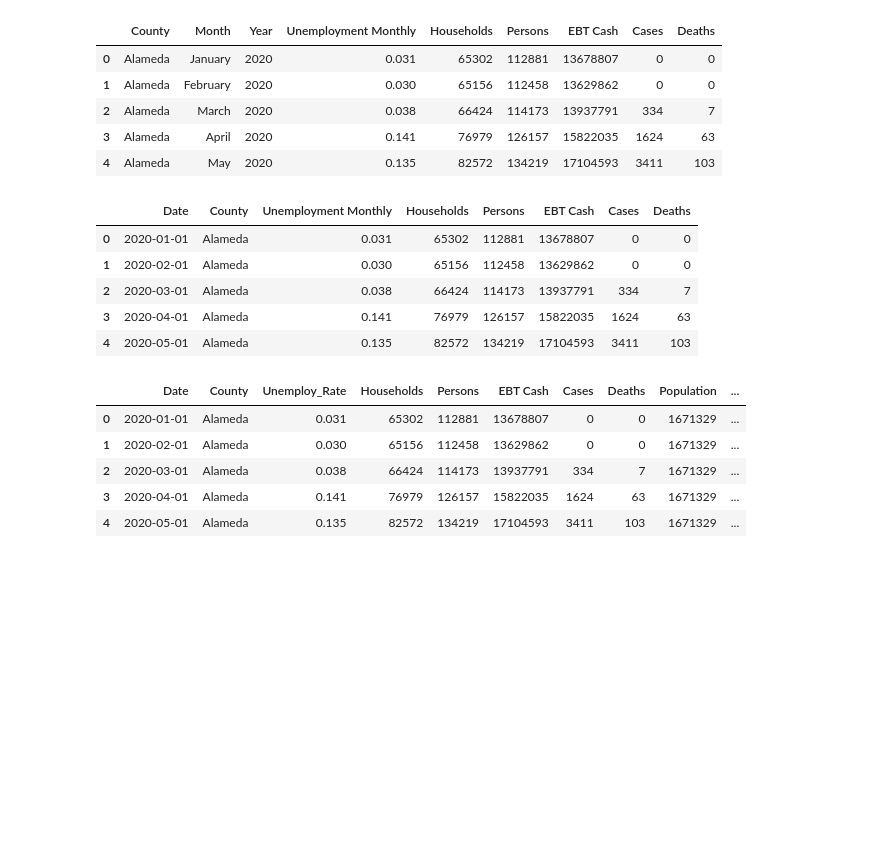
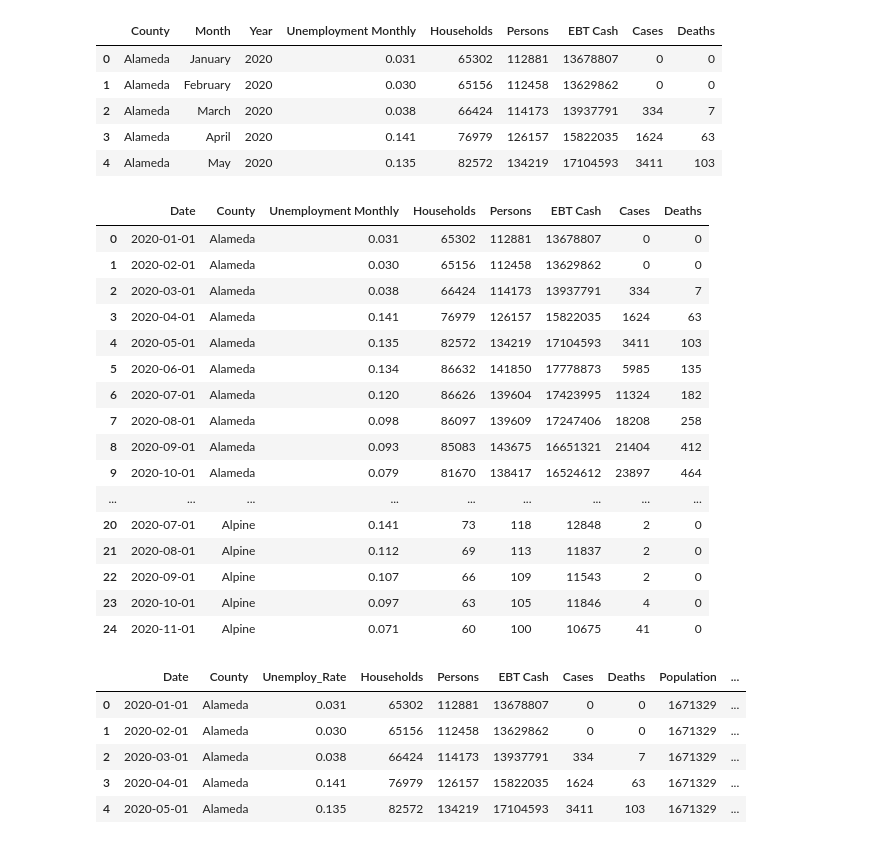
Before and after one commit to speedracer05/Covid_CalFresh, a Jupyter notebook: Covid_CalFresh.ipynb, the cells around one changed output. Drawn from its saved outputs; the diff is of its cells as text; code cells hidden in the pictures; blank space fills up the shorter version.

```diff
--- a/Covid_CalFresh.ipynb
+++ b/Covid_CalFresh.ipynb
@@ -168,14 +163,25 @@ covid_merge.head()
 # %%
 # Combine columns Year and Month into single column of Date (John)
 covid_merge = pd.read_csv(covid_merge_path, parse_dates= {'Date' : ['Year','Month']})
-covid_merge.head()
+covid_merge.head(25)
 # %% [output]
 |  | Date | County | Unemployment Monthly | Households | Persons | EBT Cash | Cases | Deaths |
 | 0 | 2020-01-01 | Alameda | 0.031 | 65302 | 112881 | 13678807 | 0 | 0 |
 | 1 | 2020-02-01 | Alameda | 0.030 | 65156 | 112458 | 13629862 | 0 | 0 |
 | 2 | 2020-03-01 | Alameda | 0.038 | 66424 | 114173 | 13937791 | 334 | 7 |
 | 3 | 2020-04-01 | Alameda | 0.141 | 76979 | 126157 | 15822035 | 1624 | 63 |
 | 4 | 2020-05-01 | Alameda | 0.135 | 82572 | 134219 | 17104593 | 3411 | 103 |
+| 5 | 2020-06-01 | Alameda | 0.134 | 86632 | 141850 | 17778873 | 5985 | 135 |
+| 6 | 2020-07-01 | Alameda | 0.120 | 86626 | 139604 | 17423995 | 11324 | 182 |
+| 7 | 2020-08-01 | Alameda | 0.098 | 86097 | 139609 | 17247406 | 18208 | 258 |
+| 8 | 2020-09-01 | Alameda | 0.093 | 85083 | 143675 | 16651321 | 21404 | 412 |
+| 9 | 2020-10-01 | Alameda | 0.079 | 81670 | 138417 | 16524612 | 23897 | 464 |
+| ... | ... | ... | ... | ... | ... | ... | ... | ... |
+| 20 | 2020-07-01 | Alpine | 0.141 | 73 | 118 | 12848 | 2 | 0 |
+| 21 | 2020-08-01 | Alpine | 0.112 | 69 | 113 | 11837 | 2 | 0 |
+| 22 | 2020-09-01 | Alpine | 0.107 | 66 | 109 | 11543 | 2 | 0 |
+| 23 | 2020-10-01 | Alpine | 0.097 | 63 | 105 | 11846 | 4 | 0 |
+| 24 | 2020-11-01 | Alpine | 0.071 | 60 | 100 | 10675 | 41 | 0 |
 # %%
 # isolate to Alameda counties and rename column 3 (John)
 covid_county = covid_merge[covid_merge["County"] == "Alameda"]
```
Also changed, not shown: parts of 1 cell of this notebook, 6 other files.
